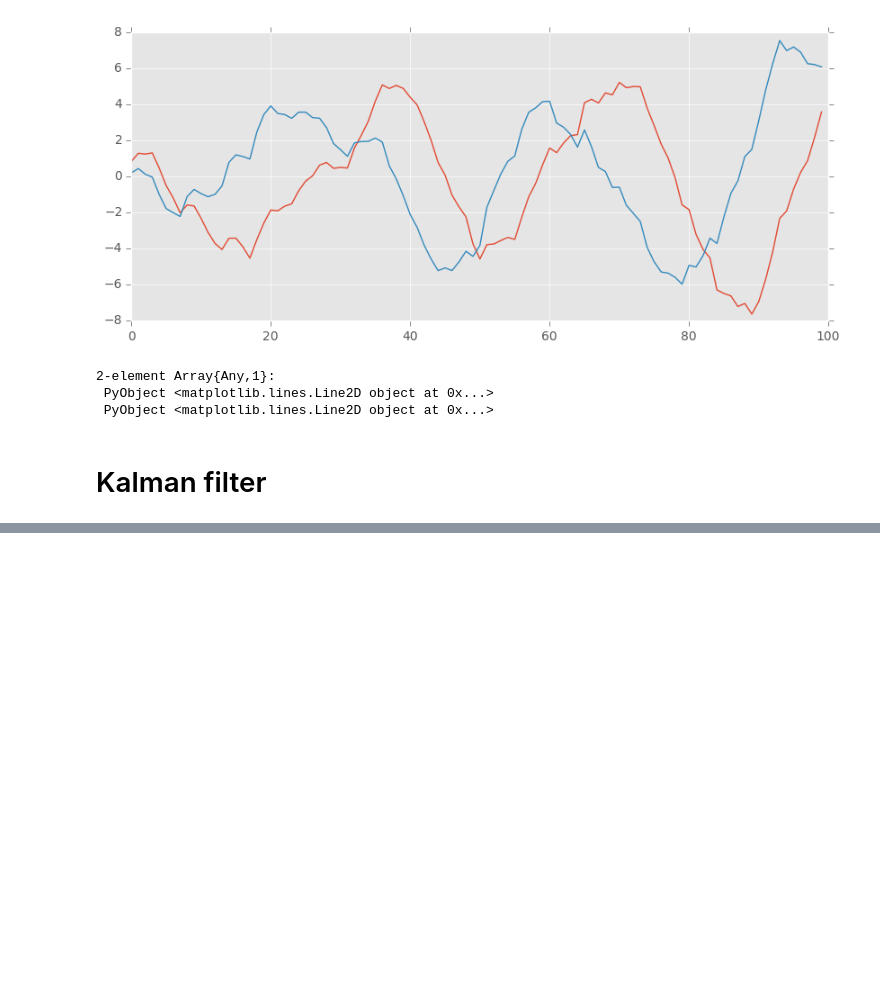
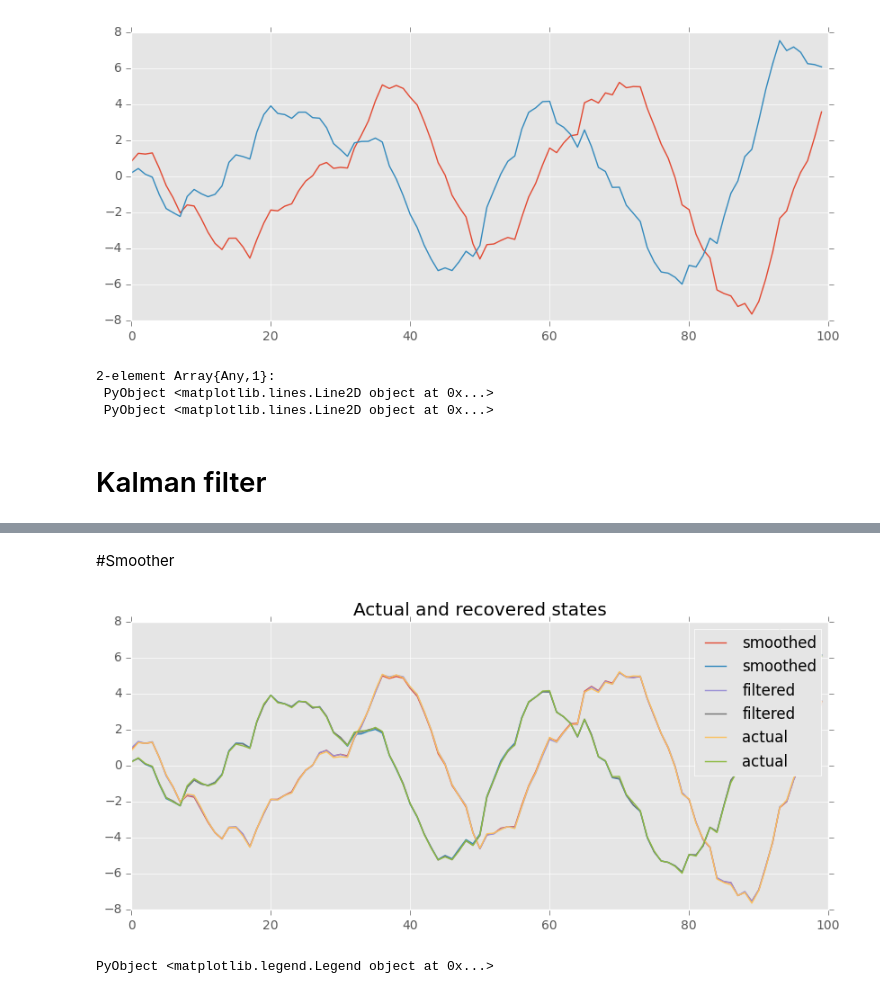
Before and after one commit to jmxpearson/laf, a Jupyter notebook: julia_kalman_interleaved_tests.ipynb, the cells around one changed output, grey strips where cells are left out. Saved outputs shown, nothing was run; the diff lists cells and outputs as text; code cells hidden in the pictures; blank space fills up the shorter version.

Commit message:
added interleaved smoother
- integration tests passing

```diff
--- a/julia_kalman_interleaved_tests.ipynb
+++ b/julia_kalman_interleaved_tests.ipynb
@@ -124 +124,40 @@ legend()
 PyObject <matplotlib.legend.Legend object at 0x...>
+# %% [markdown]
+#Smoother
+# %%
+# preallocate
+r = Array(Float64, Nm, Np + 1, Nt)
+
+# initialize
+r[:, end, end] = 0
+
+for t in Nt:-1:1, i in (Np + 1):-1:2
+    ii = i - 1
+    L = eye(Nm) - K[:, ii, t] * Z[ii, :]
+    z = squeeze(Z[ii, :], 1)  # now a column vector
+
+    r[:, i - 1, t] = z * (v[ii, t] / F[ii, t]) + L' * r[:, i, t]
+
+    if i == 2 && t > 1
+        r[:, Np + 1, t - 1] = T' * r[:, 1, t]
+    end
+end
+
+# initialize again
+ahat = Array(Float64, Nm, Nt)
+ahat[:, 1] = a[:, 1, 1] + P[:, :, 1, 1] * r[:, 1, 1]
+RQR = R * Q * R'
+
+for t in 1:(Nt - 1)
+    ahat[:, t + 1] = T * ahat[:, t] + RQR * r[:, 1, t + 1]
+end
+# %%
+figure(figsize=(10, 4))
+plot(ahat', label="smoothed")
+plot(squeeze(a[:, end, :], 2)', label="filtered")
+plot(α', label="actual")
+title("Actual and recovered states")
+legend()
+# %% [output]
+[figure, added]
+PyObject <matplotlib.legend.Legend object at 0x...>
```
Also changed, not shown: parts of 2 cells of this notebook.
